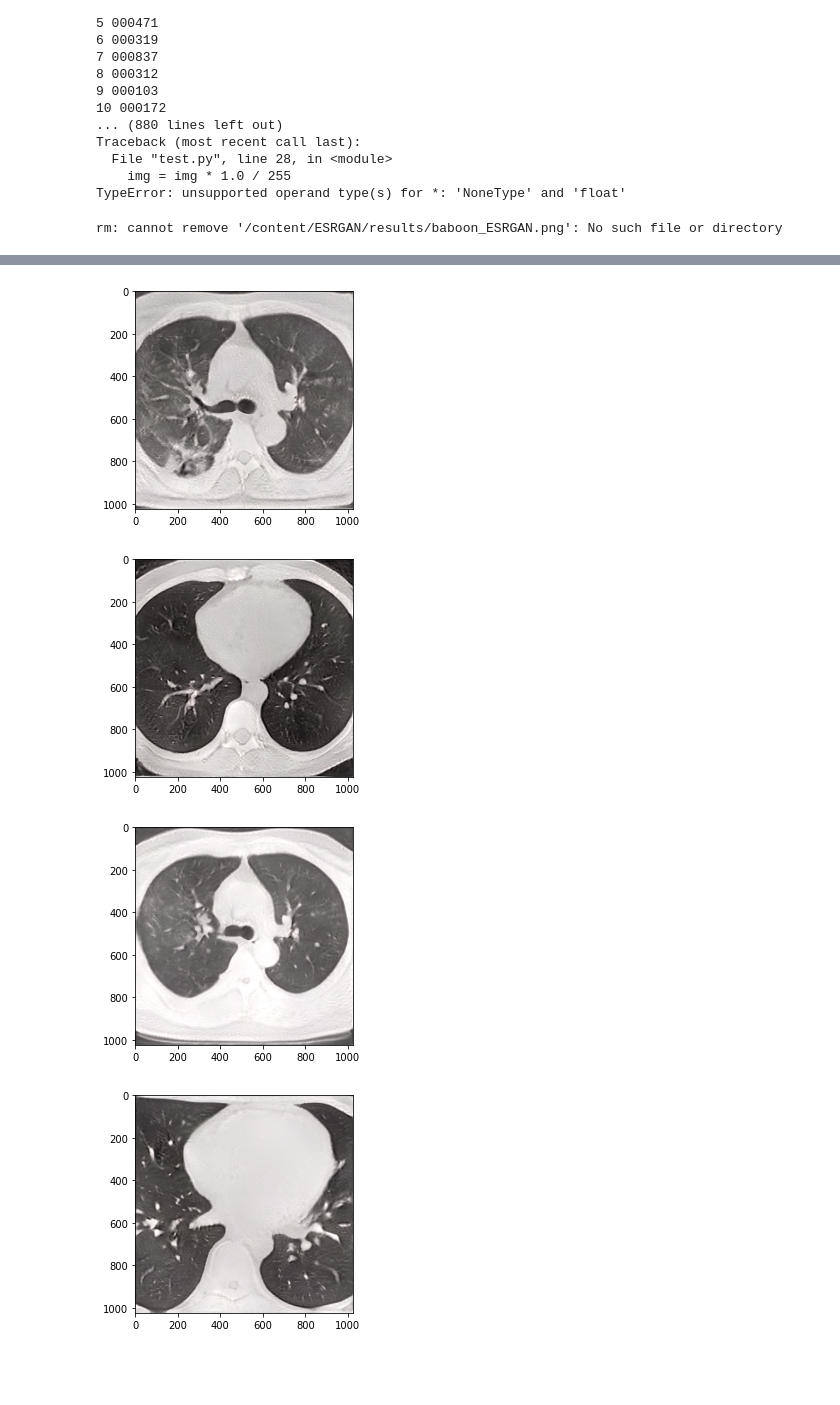
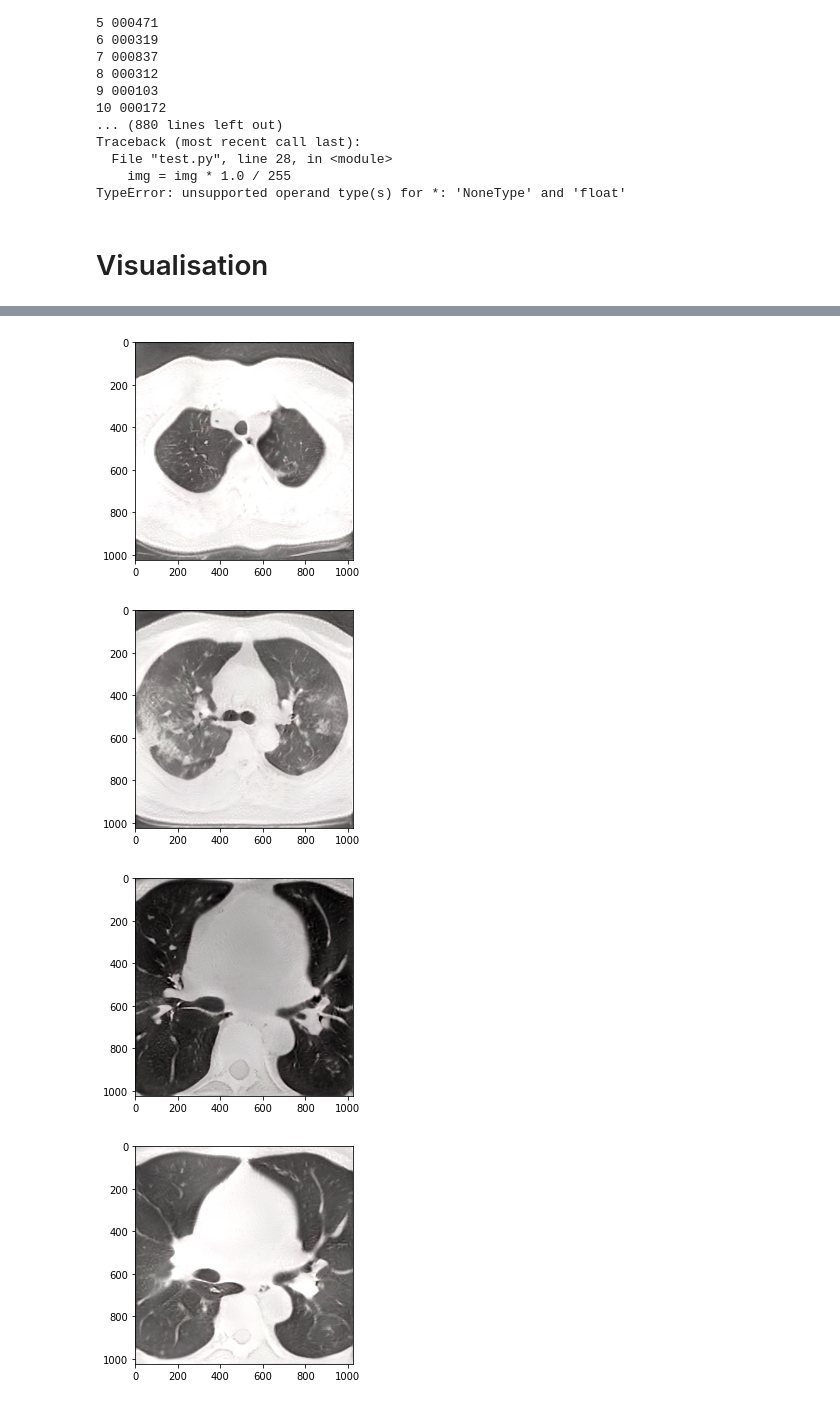
Before and after one commit to Ccamm/CITS4404-Covid19-CT-Scan-Project, a Jupyter notebook: ESRGAN-Upscaler.ipynb, the cells around one changed output, grey strips where cells are left out. Cells and saved outputs as stored; diff of their text form; code cells hidden in the pictures; blank space fills up the shorter version.

Commit message:
Updated InfoMax Gan, InfoMax Gan Transfer, and ESRGAN to support running both offline and via google colab
Colab paths changed to unix path commands to support offline running aswell

```diff
--- a/ESRGAN-Upscaler.ipynb
+++ b/ESRGAN-Upscaler.ipynb
@@ -20,13 +22,16 @@ Resolving deltas: 100% (80/80), done.
 # %%
 !pip install gdown
+from os import getcwd
 from os import path
+cwd = getcwd()
+
 # Get generated samples
-if not path.exists('/content/generated_samples.zip'):
+if not path.exists(cwd + '/generated_samples.zip'):
   !gdown --id 11gOPUhkKI2FuDtrmqu-tOCZo744Knody --output generated_samples.zip
-if not path.exists('/content/generated_samples'):
+if not path.exists(cwd + '/generated_samples'):
   !unzip generated_samples.zip
-!mv /content/generated_samples/sample/* /content/ESRGAN/LR
-!rm /content/ESRGAN/LR/baboon.png /content/ESRGAN/LR/comic.png
+!mv $PWD/generated_samples/sample/* $PWD/ESRGAN/LR
+!rm $PWD/ESRGAN/LR/baboon.png $PWD/ESRGAN/LR/comic.png
 # %% [output]
 Requirement already satisfied: gdown in /usr/local/lib/python3.6/dist-packages (3.6.4)
 Requirement already satisfied: tqdm in /usr/local/lib/python3.6/dist-packages (from gdown) (4.41.1)
@@ -95,22 +102,24 @@ Traceback (most recent call last):
 TypeError: unsupported operand type(s) for *: 'NoneType' and 'float'
 # %%
 # !cp /content/ESRGAN/results  -r {model_path}/results
+# %% [markdown]
+# Visualisation
 # %%
 # Display 10 randomly selected upscaled images
-!rm /content/ESRGAN/results/baboon_ESRGAN.png   # remove autogenerated ESRGAN sample image
+if path.exists('./ESRGAN/results/baboon_ESRGAN.png'):
+  !rm ./ESRGAN/results/baboon_ESRGAN.png   # remove autogenerated ESRGAN sample image
 import matplotlib.pyplot as plt
 import matplotlib.image as mpimg
 import numpy as np
 import random
 from os import listdir
 
-upscaled_image_path = '/content/ESRGAN/results'
+upscaled_image_path = cwd + '/ESRGAN/results'
 images_list = []
 for i in range(10):
   random_file=random.choice(listdir(upscaled_image_path))
-  file_path = '/content/ESRGAN/results/' + random_file
+  file_path = cwd + '/ESRGAN/results/' + random_file
   img=mpimg.imread(file_path)
   imgplot=plt.imshow(img)
   plt.show()
 # %% [output]
-rm: cannot remove '/content/ESRGAN/results/baboon_ESRGAN.png': No such file or directory
@@ -121,4 +130,4 @@ rm: cannot remove '/content/ESRGAN/results/baboon_ESRGAN.png': No such file or d
-[figure, old version]
+[figure, new version]
-[figure, old version]
+[figure, new version]
-[figure, old version]
+[figure, new version]
-[figure, old version]
+[figure, new version]
```
Also changed, not shown: parts of 7 cells of this notebook.
